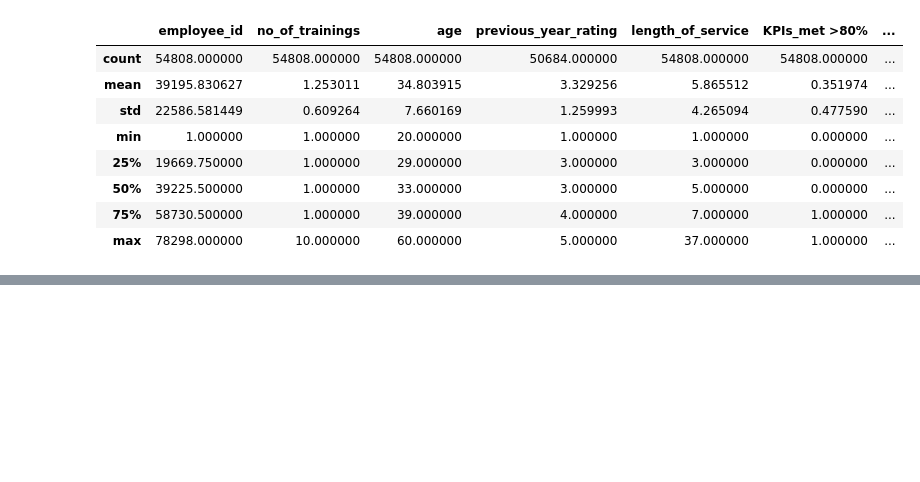
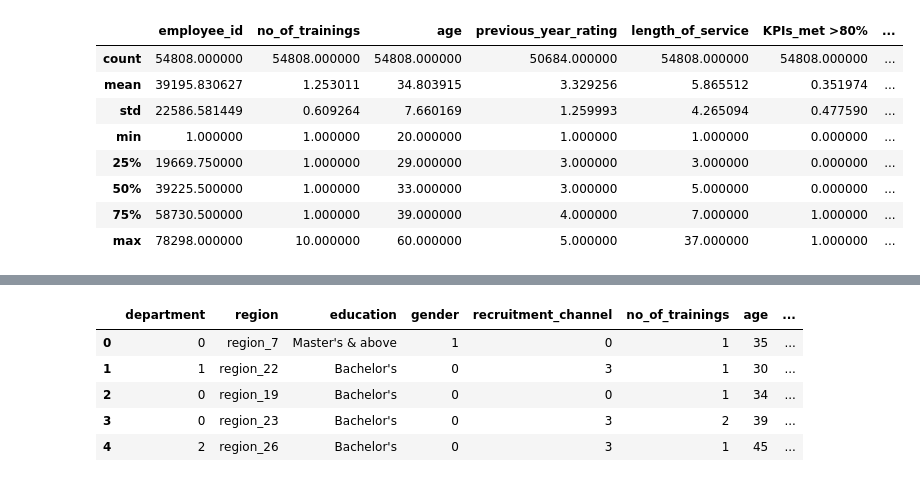
Before and after one commit to kameshrawat1998/HR_Analytics, a Jupyter notebook: HR_Analytics.ipynb, the cells around one changed output, grey strips where cells are left out. Drawn from its saved outputs; the diff is of its cells as text; code cells hidden in the pictures; blank space fills up the shorter version.

```diff
--- a/HR_Analytics.ipynb
+++ b/HR_Analytics.ipynb
@@ -31,0 +191,19 @@ raw_data.describe()
+# %%
+import category_encoders as ce
+encoder_1 = ce.OrdinalEncoder(cols=['gender', 'recruitment_channel'], return_df=True,
+                           mapping=[{'col':'gender', 'mapping':{'m':0,'f':1}},
+                                    {'col':'recruitment_channel', 'mapping':{'sourcing':0, 'referred':1, 'other':3}},
+                                   {'col':'department', 'mapping':{'Sales & Marketing':0, 'Operations':1, 'Technology':2,
+                                                                   'Analytics':3, 'R&D':4, 'Procurement':5, 'Finance':6, 'HR':7,
+                                                                   'Legal':8}}])
+# %%
+raw_data = encoder_1.fit_transform(raw_data)
+# %%
+raw_data.head()
+# %% [output]
+|  | department | region | education | gender | recruitment_channel | no_of_trainings | age | ... |
+| 0 | 0 | region_7 | Master's & above | 1 | 0 | 1 | 35 | ... |
+| 1 | 1 | region_22 | Bachelor's | 0 | 3 | 1 | 30 | ... |
+| 2 | 0 | region_19 | Bachelor's | 0 | 0 | 1 | 34 | ... |
+| 3 | 0 | region_23 | Bachelor's | 0 | 3 | 2 | 39 | ... |
+| 4 | 2 | region_26 | Bachelor's | 0 | 3 | 1 | 45 | ... |
```
Also changed, not shown: parts of 48 cells of this notebook, 2 other files.
